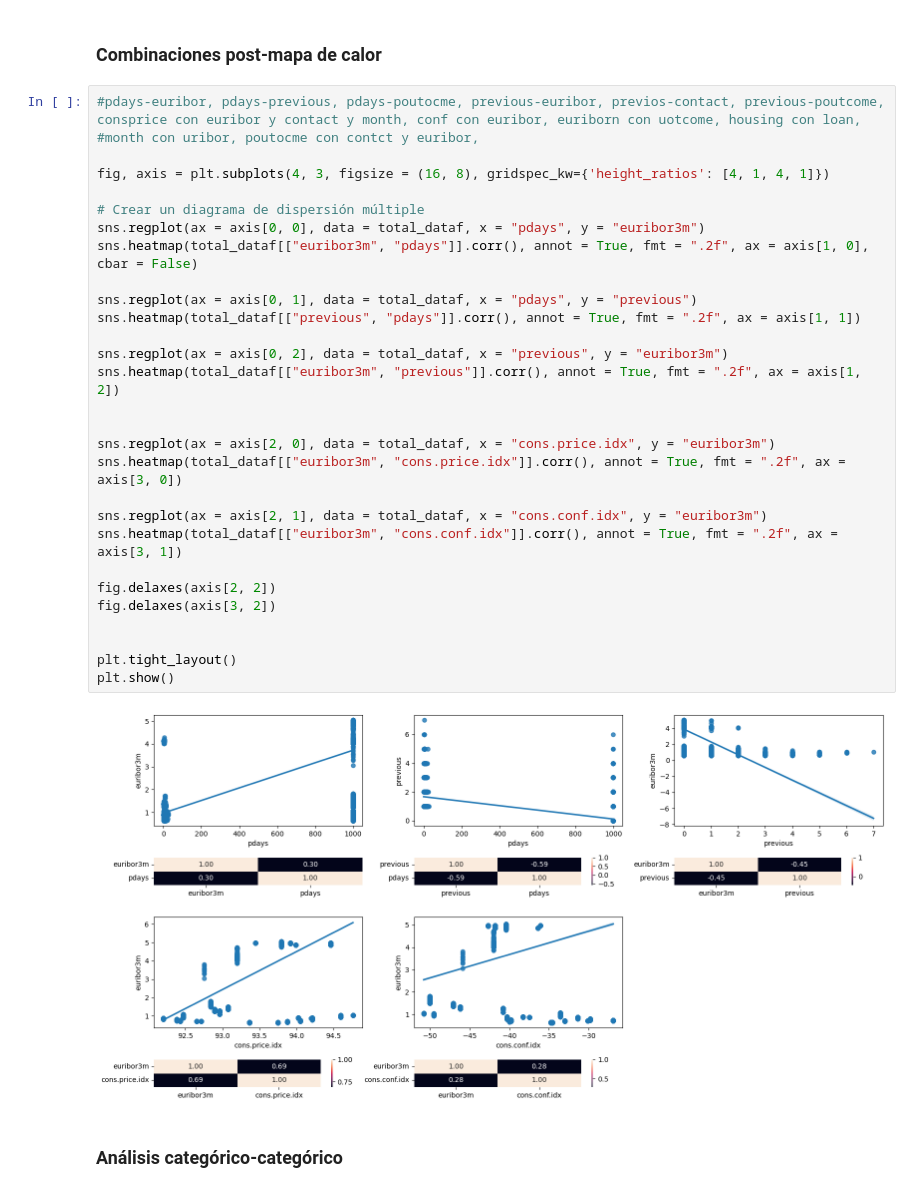
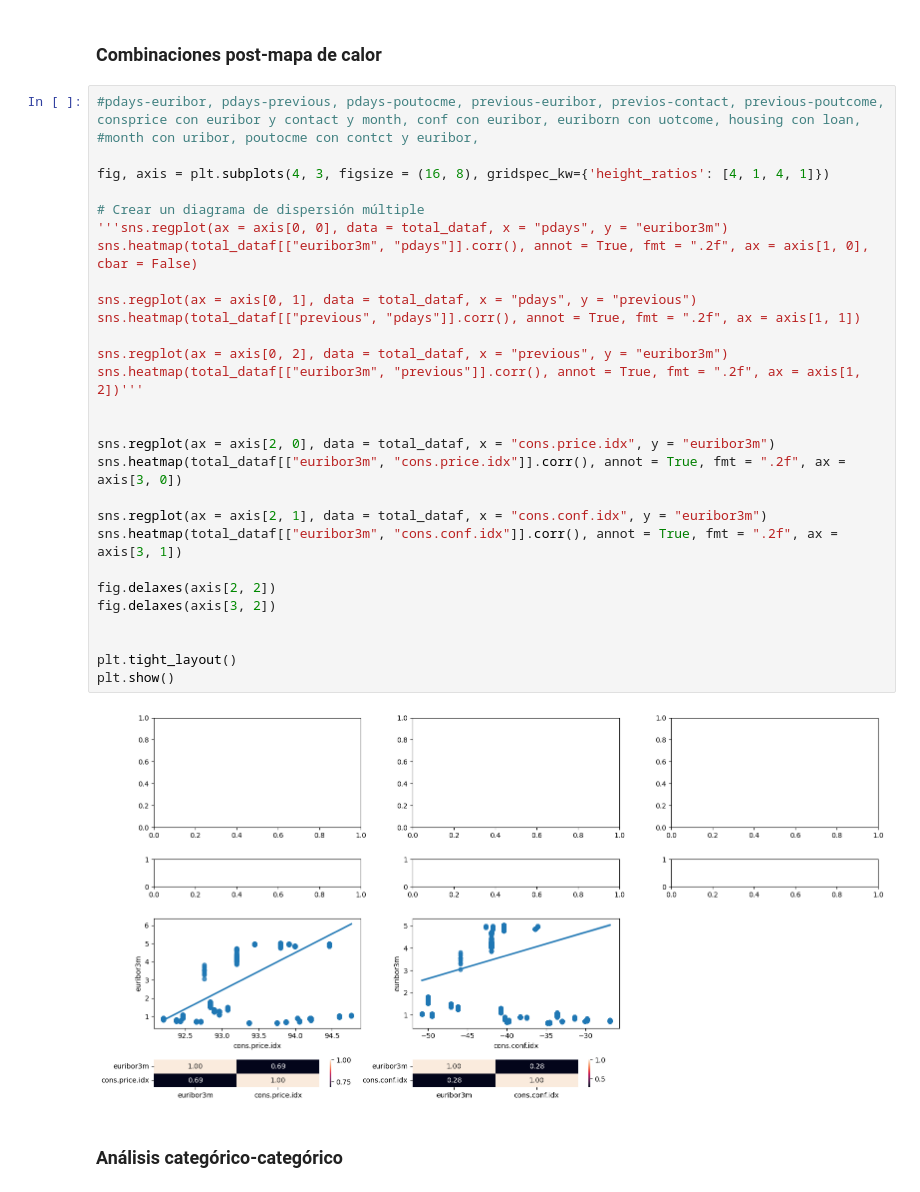
Before and after one commit to 4GeeksAcademy/Algoritmo-regresion-ml-pabloramcos, a Jupyter notebook: src/explore.ipynb, the cells around one changed output. Drawn from its saved outputs; the diff is of its cells as text.

```diff
--- a/src/explore.ipynb
+++ b/src/explore.ipynb
@@ -306,34 +313,34 @@ plt.show()
 # %%
 #pdays-euribor, pdays-previous, pdays-poutocme, previous-euribor, previos-contact, previous-poutcome, consprice con euribor y contact y month, conf con euribor, euriborn con uotcome, housing con loan,
 #month con uribor, poutocme con contct y euribor,
 
 fig, axis = plt.subplots(4, 3, figsize = (16, 8), gridspec_kw={'height_ratios': [4, 1, 4, 1]})
 
 # Crear un diagrama de dispersión múltiple
-sns.regplot(ax = axis[0, 0], data = total_dataf, x = "pdays", y = "euribor3m")
+'''sns.regplot(ax = axis[0, 0], data = total_dataf, x = "pdays", y = "euribor3m")
 sns.heatmap(total_dataf[["euribor3m", "pdays"]].corr(), annot = True, fmt = ".2f", ax = axis[1, 0], cbar = False)
 
 sns.regplot(ax = axis[0, 1], data = total_dataf, x = "pdays", y = "previous")
 sns.heatmap(total_dataf[["previous", "pdays"]].corr(), annot = True, fmt = ".2f", ax = axis[1, 1])
 
 sns.regplot(ax = axis[0, 2], data = total_dataf, x = "previous", y = "euribor3m")
-sns.heatmap(total_dataf[["euribor3m", "previous"]].corr(), annot = True, fmt = ".2f", ax = axis[1, 2])
+sns.heatmap(total_dataf[["euribor3m", "previous"]].corr(), annot = True, fmt = ".2f", ax = axis[1, 2])'''
 
 
 sns.regplot(ax = axis[2, 0], data = total_dataf, x = "cons.price.idx", y = "euribor3m")
 sns.heatmap(total_dataf[["euribor3m", "cons.price.idx"]].corr(), annot = True, fmt = ".2f", ax = axis[3, 0])
 
 sns.regplot(ax = axis[2, 1], data = total_dataf, x = "cons.conf.idx", y = "euribor3m")
 sns.heatmap(total_dataf[["euribor3m", "cons.conf.idx"]].corr(), annot = True, fmt = ".2f", ax = axis[3, 1])
 
 fig.delaxes(axis[2, 2])
 fig.delaxes(axis[3, 2])
 
 
 plt.tight_layout()
 plt.show()
 # %% [output]
-[figure, old version]
+[figure, new version]
 # %% [markdown]
 ### Análisis categórico-categórico
 # %%
```
Also changed, not shown: parts of 24 cells of this notebook, 32 other files.
